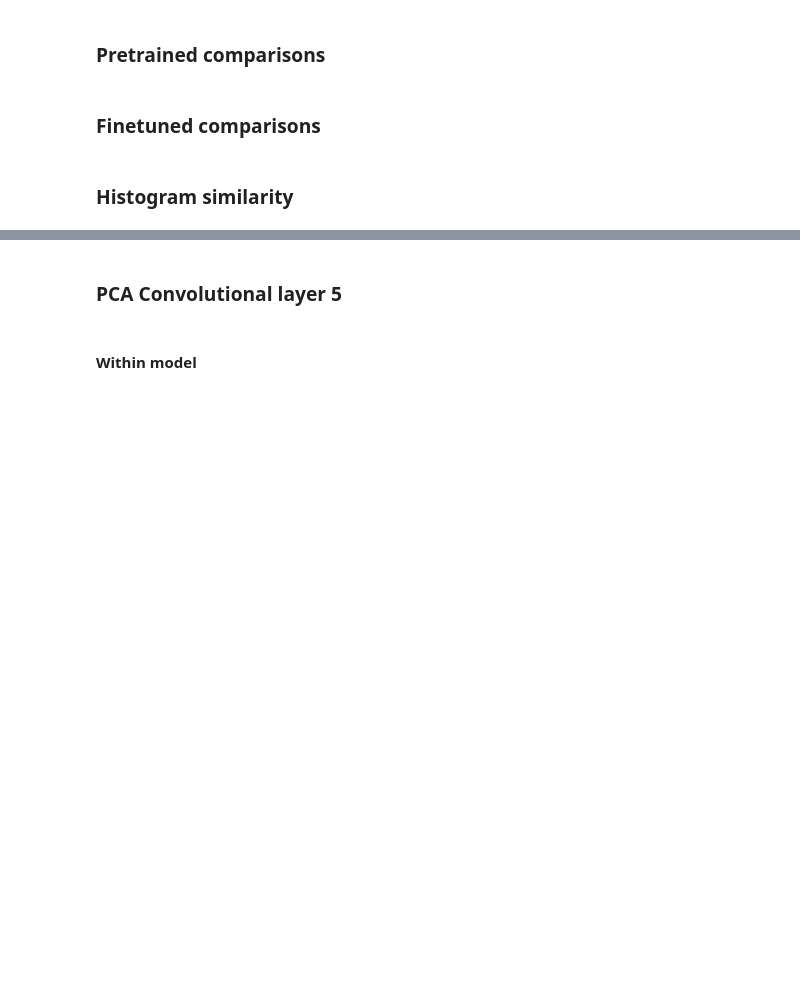
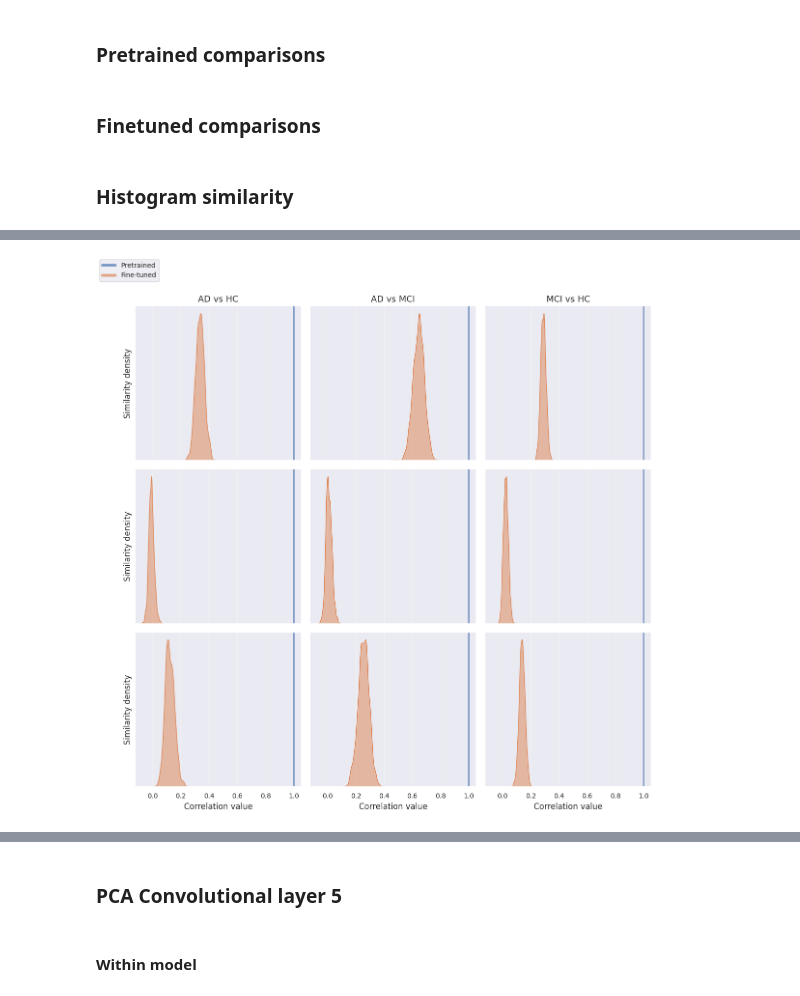
Before and after one commit to FerminT/BrainVAE, a Jupyter notebook: RSA.ipynb, the cells around one changed output, grey strips where cells are left out. Drawn from its saved outputs; the diff is of its cells as text; code cells hidden in the pictures; blank space fills up the shorter version.

```diff
--- a/RSA.ipynb
+++ b/RSA.ipynb
@@ -634,3 +773,7 @@ for task in tasks:
+# %%
+fig = plot_rsa_histogram_grid(comparisons_dict, layer='conv5', tasks=['ad_vs_hc', 'ad_vs_mci', 'mci_vs_hc'], only_diagonal=True)
+# %% [output]
+[figure, added]
 # %%
 layer, task = 'conv5', 'ad_vs_hc'
 fig = plot_rsa_histogram_grid(comparisons_dict, layer, task=task)
```
Also changed, not shown: parts of 5 cells of this notebook.
